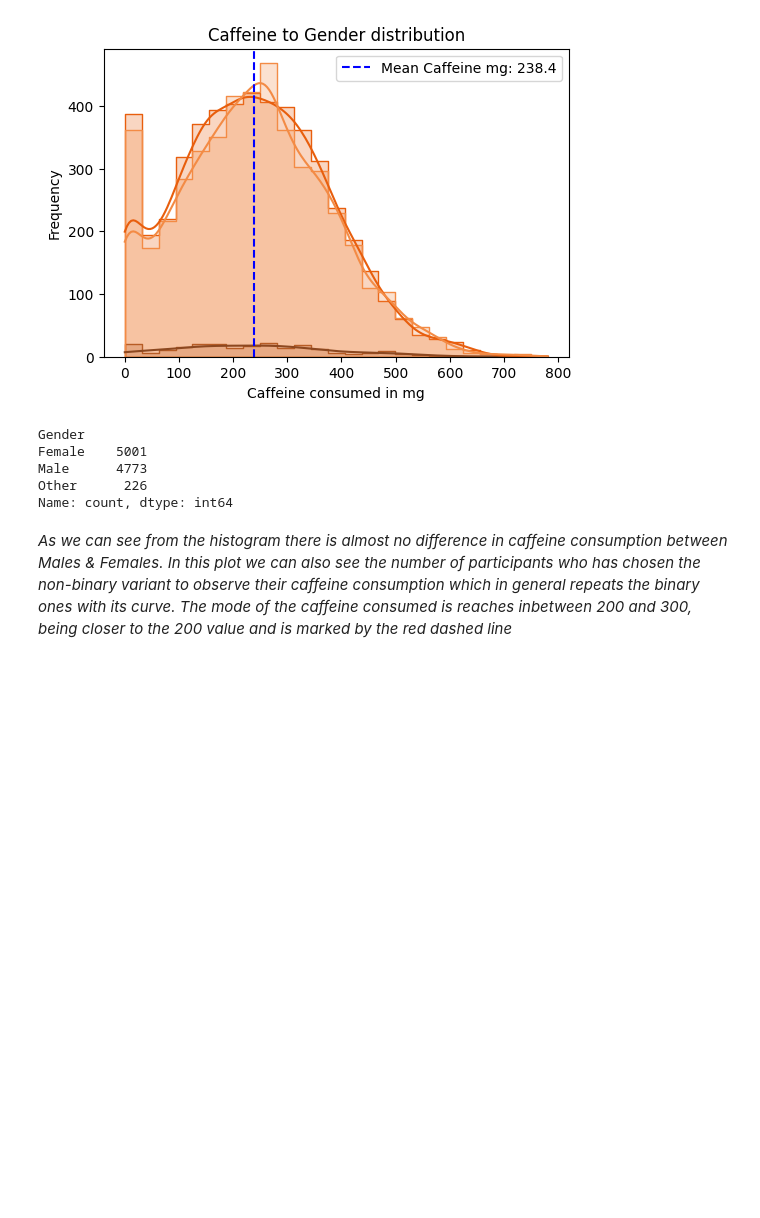
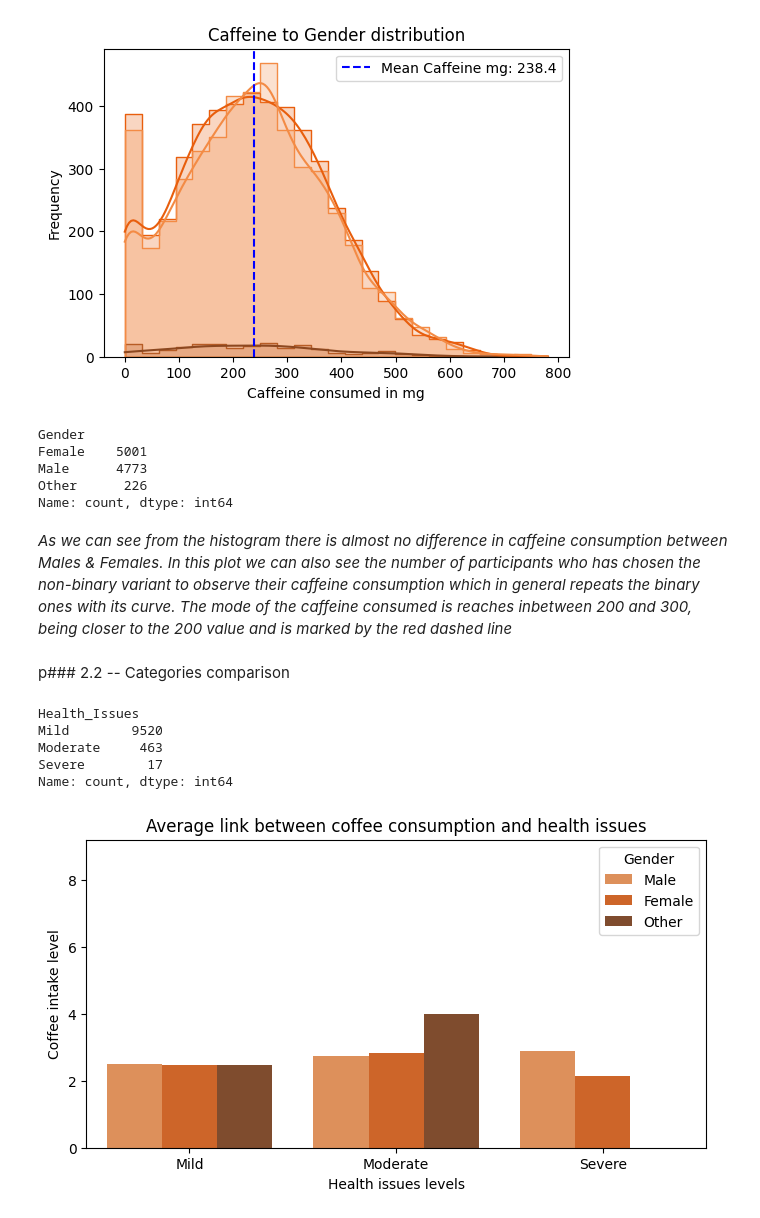
Before and after one commit to OnishchenkoDaria/data-processing-labs, a Jupyter notebook: lab_2/sample.ipynb, the cells around one changed output. Saved outputs shown, nothing was run; the diff lists cells and outputs as text; code cells hidden in the pictures; blank space fills up the shorter version.

```diff
--- a/lab_2/sample.ipynb
+++ b/lab_2/sample.ipynb
@@ -154,3 +154,25 @@ Other      226
 Name: count, dtype: int64
 # %% [markdown]
 _As we can see from the histogram there is almost no difference in caffeine consumption between Males & Females. In this plot we can also see the number of participants who has chosen the non-binary variant to observe their caffeine consumption which in general repeats the binary ones with its curve. The mode of the caffeine consumed is reaches inbetween 200 and 300, being closer to the 200 value and is marked by the red dashed line_
+# %% [markdown]
+p### 2.2 -- Categories comparison
+# %%
+df["Health_Issues"].value_counts()
+# %% [output]
+Health_Issues
+Mild        9520
+Moderate     463
+Severe        17
+Name: count, dtype: int64
+# %%
+plt.figure(figsize=(8,4))
+order = df["Health_Issues"].unique()
+
+ax = sns.barplot(data=df, x="Health_Issues", y="Coffee_Intake", hue="Gender", order=order, palette="Oranges_d", errorbar=None)
+plt.ylim(0, df["Coffee_Intake"].max() + 1) # better visual difference
+plt.title("Average link between coffee consumption and health issues")
+plt.xlabel("Health issues levels")
+plt.ylabel("Coffee intake level")
+plt.show()
+# %% [output]
+[figure, added]
```
Also changed, not shown: parts of 1 cell of this notebook.
